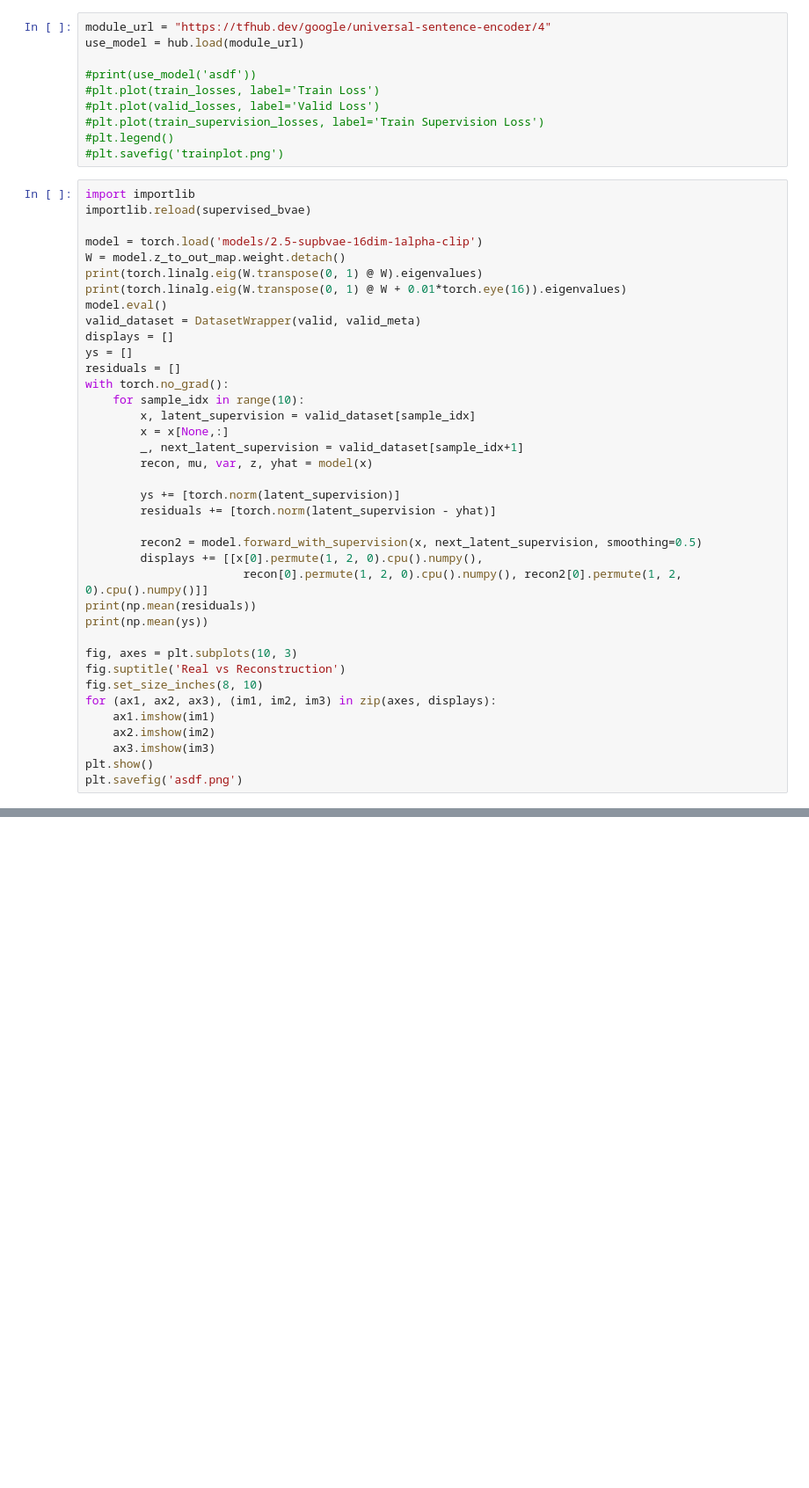
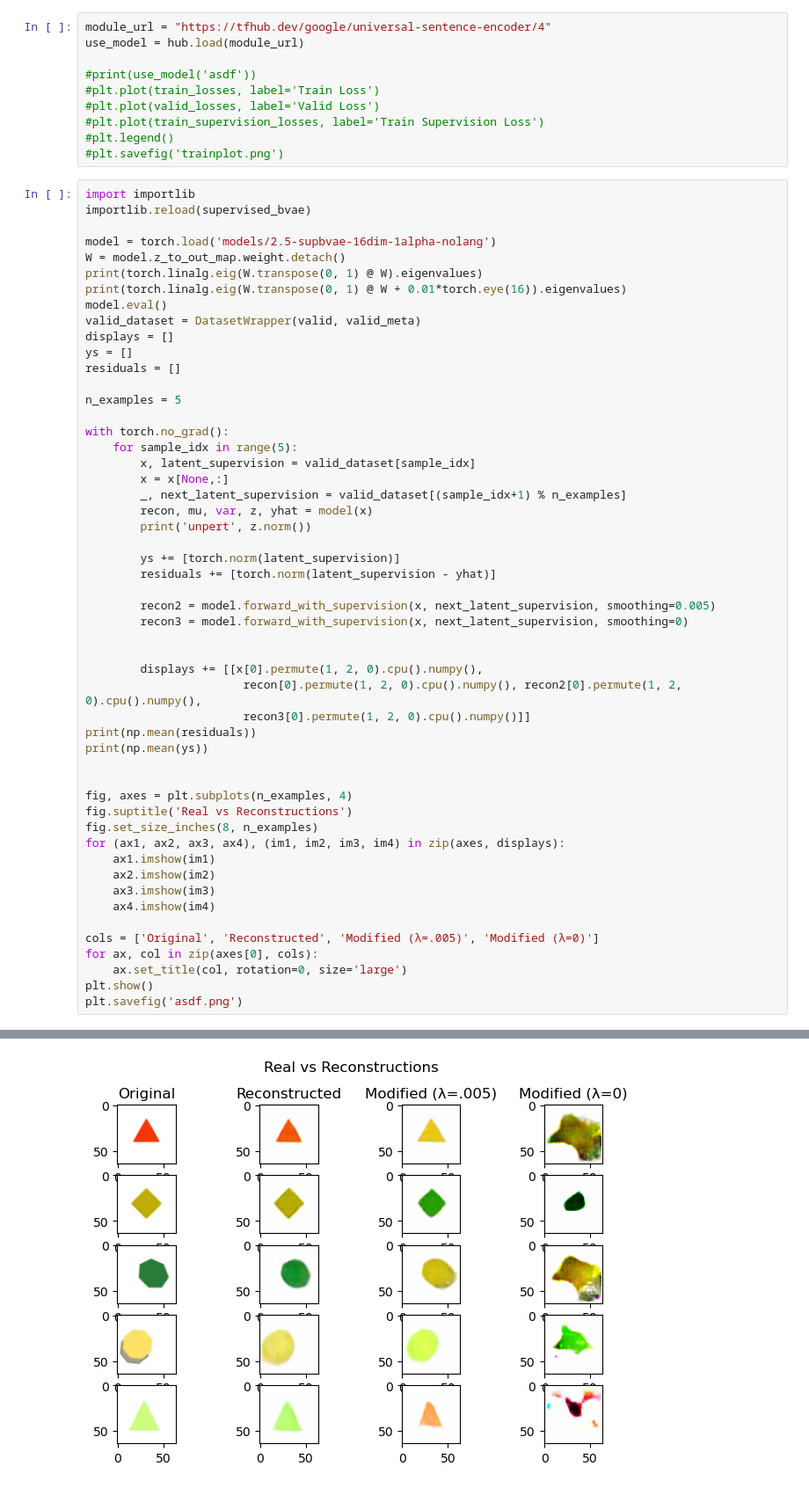
Before and after one commit to thomaslu2000/vae-latent-text-alignment, a Jupyter notebook: BetaVAE with language supervision.ipynb, the cells around one changed output, grey strips where cells are left out. Shown at 88% size. Cells and saved outputs as stored; diff of their text form; blank space fills up the shorter version.

```diff
--- a/BetaVAE with language supervision.ipynb
+++ b/BetaVAE with language supervision.ipynb
@@ -251,7 +238,7 @@ use_model = hub.load(module_url)
 import importlib
 importlib.reload(supervised_bvae)
 
-model = torch.load('models/2.5-supbvae-16dim-1alpha-clip')
+model = torch.load('models/2.5-supbvae-16dim-1alpha-nolang')
 W = model.z_to_out_map.weight.detach()
 print(torch.linalg.eig(W.transpose(0, 1) @ W).eigenvalues)
 print(torch.linalg.eig(W.transpose(0, 1) @ W + 0.01*torch.eye(16)).eigenvalues)
@@ -260,28 +247,43 @@ valid_dataset = DatasetWrapper(valid, valid_meta)
 displays = []
 ys = []
 residuals = []
+
+n_examples = 5
+
 with torch.no_grad():
-    for sample_idx in range(10):
+    for sample_idx in range(5):
         x, latent_supervision = valid_dataset[sample_idx]
         x = x[None,:]
-        _, next_latent_supervision = valid_dataset[sample_idx+1]
+        _, next_latent_supervision = valid_dataset[(sample_idx+1) % n_examples]
         recon, mu, var, z, yhat = model(x)
+        print('unpert', z.norm())
 
         ys += [torch.norm(latent_supervision)]
         residuals += [torch.norm(latent_supervision - yhat)]
 
-        recon2 = model.forward_with_supervision(x, next_latent_supervision, smoothing=0.5)
+        recon2 = model.forward_with_supervision(x, next_latent_supervision, smoothing=0.005)
+        recon3 = model.forward_with_supervision(x, next_latent_supervision, smoothing=0)
+
+
         displays += [[x[0].permute(1, 2, 0).cpu().numpy(),
-                       recon[0].permute(1, 2, 0).cpu().numpy(), recon2[0].permute(1, 2, 0).cpu().numpy()]]
+                       recon[0].permute(1, 2, 0).cpu().numpy(), recon2[0].permute(1, 2, 0).cpu().numpy(),
+                       recon3[0].permute(1, 2, 0).cpu().numpy()]]
 print(np.mean(residuals))
 print(np.mean(ys))
 
-fig, axes = plt.subplots(10, 3)
-fig.suptitle('Real vs Reconstruction')
-fig.set_size_inches(8, 10)
-for (ax1, ax2, ax3), (im1, im2, im3) in zip(axes, displays):
+
+fig, axes = plt.subplots(n_examples, 4)
+fig.suptitle('Real vs Reconstructions')
+fig.set_size_inches(8, n_examples)
+for (ax1, ax2, ax3, ax4), (im1, im2, im3, im4) in zip(axes, displays):
     ax1.imshow(im1)
     ax2.imshow(im2)
     ax3.imshow(im3)
+    ax4.imshow(im4)
+
+cols = ['Original', 'Reconstructed', 'Modified (λ=.005)', 'Modified (λ=0)']
+for ax, col in zip(axes[0], cols):
+    ax.set_title(col, rotation=0, size='large')
 plt.show()
 plt.savefig('asdf.png')
+# %% [output]
@@ -287,0 +308 @@ plt.savefig('asdf.png')
+[figure, added]
```
Also changed, not shown: parts of 5 cells of this notebook.
